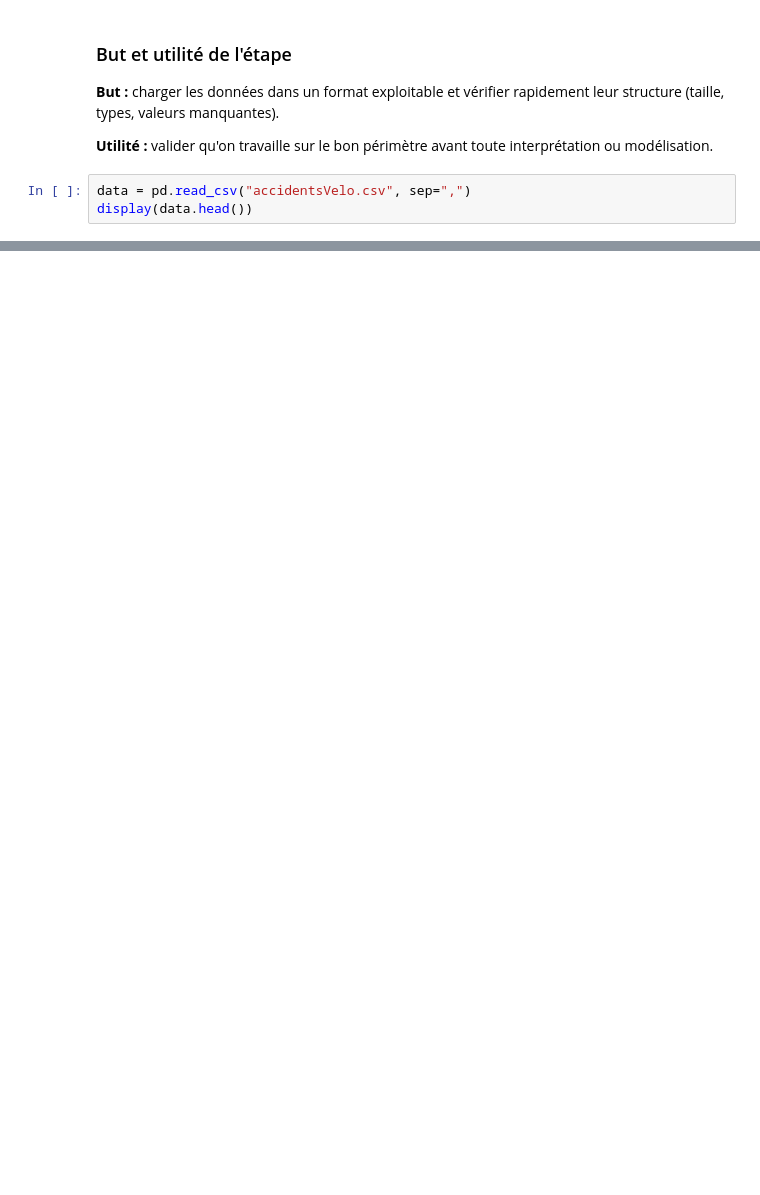
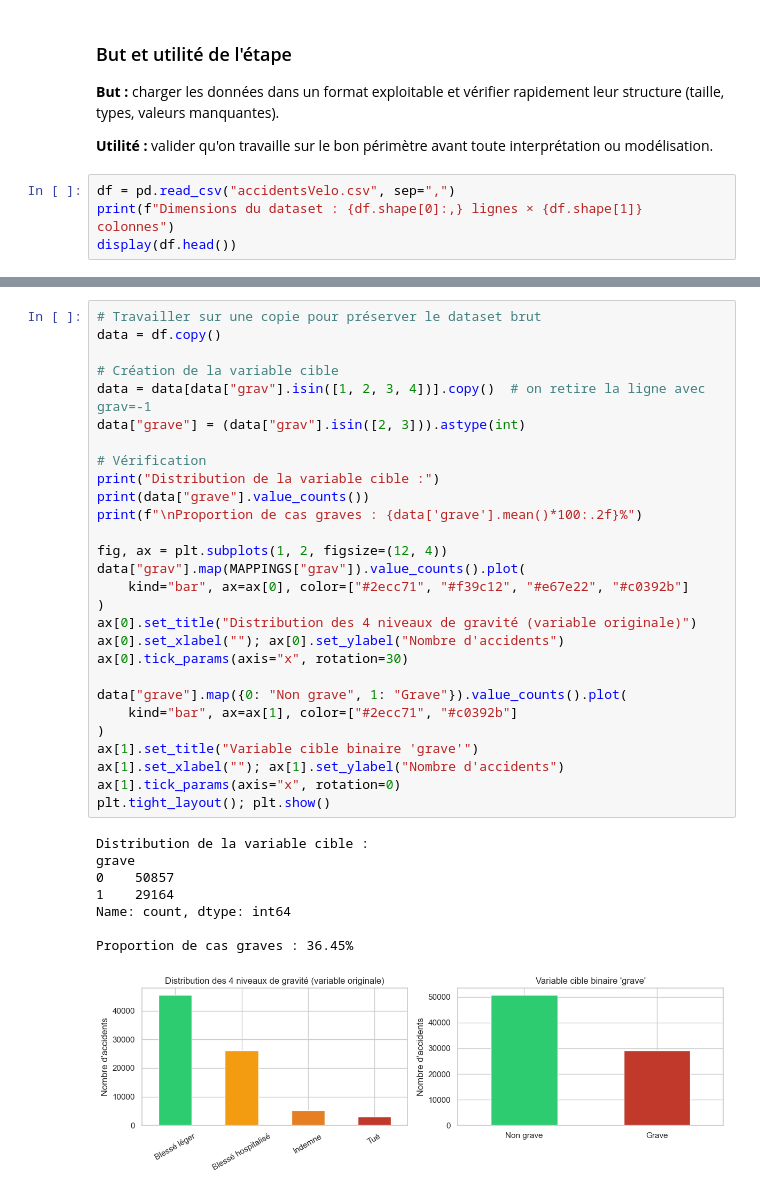
Before and after one commit to Elodami/Projet2, a Jupyter notebook: notebook.ipynb, the cells around one changed output, grey strips where cells are left out. Drawn from its saved outputs; the diff is of its cells as text; blank space fills up the shorter version.

```diff
--- a/notebook.ipynb
+++ b/notebook.ipynb
@@ -68,6 +66,7 @@ Cette étape est indispensable car elle permet de répondre aux premières quest
 
 **Utilité :** valider qu'on travaille sur le bon périmètre avant toute interprétation ou modélisation.
 # %%
-data = pd.read_csv("accidentsVelo.csv", sep=",")
-display(data.head())
+df = pd.read_csv("accidentsVelo.csv", sep=",")
+print(f"Dimensions du dataset : {df.shape[0]:,} lignes × {df.shape[1]} colonnes")
+display(df.head())
 # %% [output]
@@ -99,0 +406,37 @@ memory usage: 23.8+ MB
+# %%
+# Travailler sur une copie pour préserver le dataset brut
+data = df.copy()
+
+# Création de la variable cible
+data = data[data["grav"].isin([1, 2, 3, 4])].copy()  # on retire la ligne avec grav=-1
+data["grave"] = (data["grav"].isin([2, 3])).astype(int)
+
+# Vérification
+print("Distribution de la variable cible :")
+print(data["grave"].value_counts())
+print(f"\nProportion de cas graves : {data['grave'].mean()*100:.2f}%")
+
+fig, ax = plt.subplots(1, 2, figsize=(12, 4))
+data["grav"].map(MAPPINGS["grav"]).value_counts().plot(
+    kind="bar", ax=ax[0], color=["#2ecc71", "#f39c12", "#e67e22", "#c0392b"]
+)
+ax[0].set_title("Distribution des 4 niveaux de gravité (variable originale)")
+ax[0].set_xlabel(""); ax[0].set_ylabel("Nombre d'accidents")
+ax[0].tick_params(axis="x", rotation=30)
+
+data["grave"].map({0: "Non grave", 1: "Grave"}).value_counts().plot(
+    kind="bar", ax=ax[1], color=["#2ecc71", "#c0392b"]
+)
+ax[1].set_title("Variable cible binaire 'grave'")
+ax[1].set_xlabel(""); ax[1].set_ylabel("Nombre d'accidents")
+ax[1].tick_params(axis="x", rotation=0)
+plt.tight_layout(); plt.show()
+# %% [output]
+Distribution de la variable cible :
+grave
+0    50857
+1    29164
+Name: count, dtype: int64
+
+Proportion de cas graves : 36.45%
+[figure, added]
```
Also changed, not shown: parts of 28 cells of this notebook.
